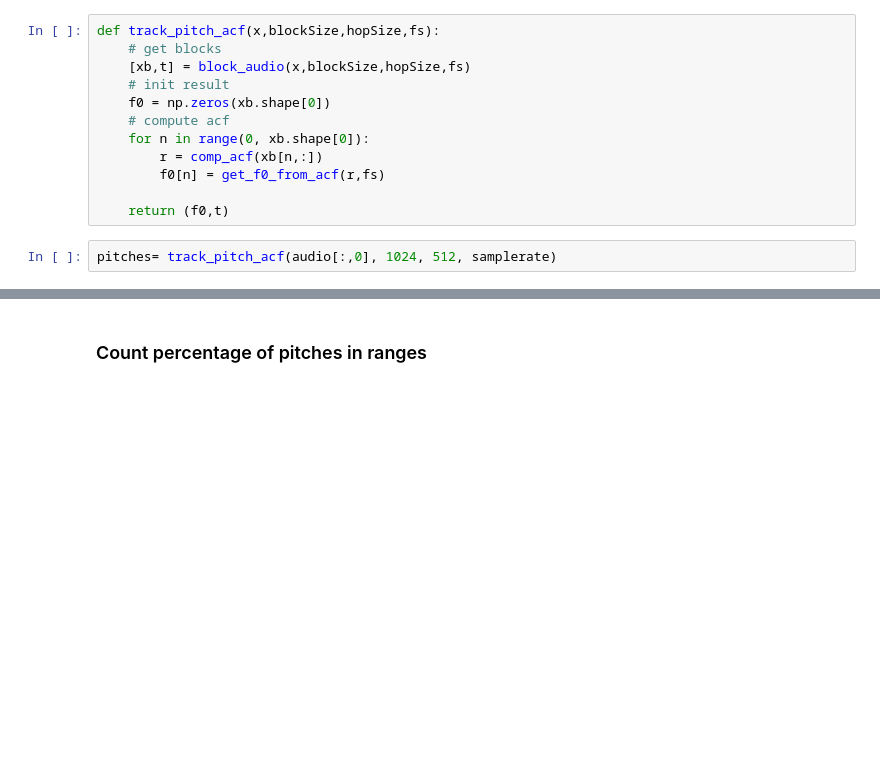
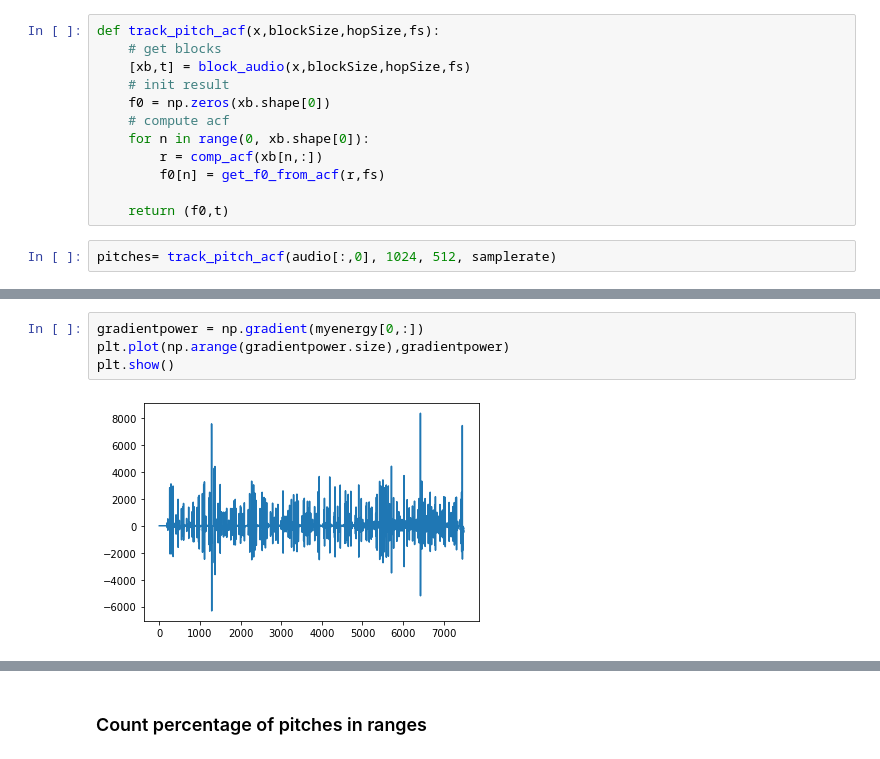
Before and after one commit to VedantKalbag/drum-style-identification, a Jupyter notebook: DrumClass.ipynb, the cells around one changed output, grey strips where cells are left out. Drawn from its saved outputs; the diff is of its cells as text; blank space fills up the shorter version.

```diff
--- a/DrumClass.ipynb
+++ b/DrumClass.ipynb
@@ -179,0 +207,6 @@ plt.plot(pitches[1][300:500],pitches[0][300:500])
+# %%
+gradientpower = np.gradient(myenergy[0,:])
+plt.plot(np.arange(gradientpower.size),gradientpower)
+plt.show()
+# %% [output]
+[figure, added]
```
Also changed, not shown: parts of 22 cells of this notebook.
